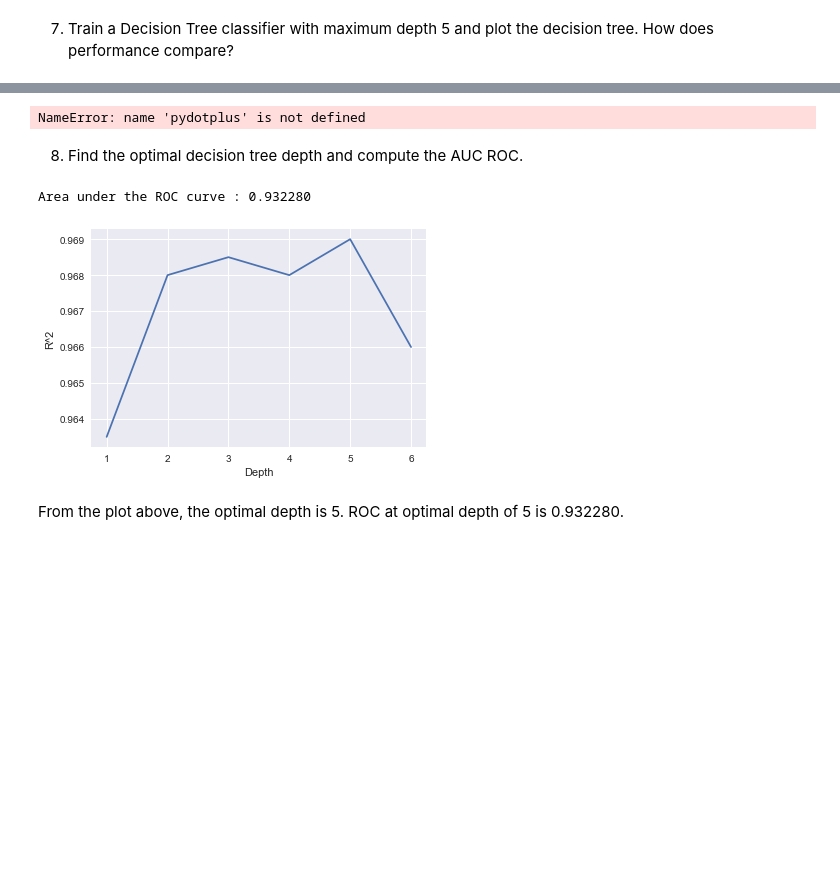
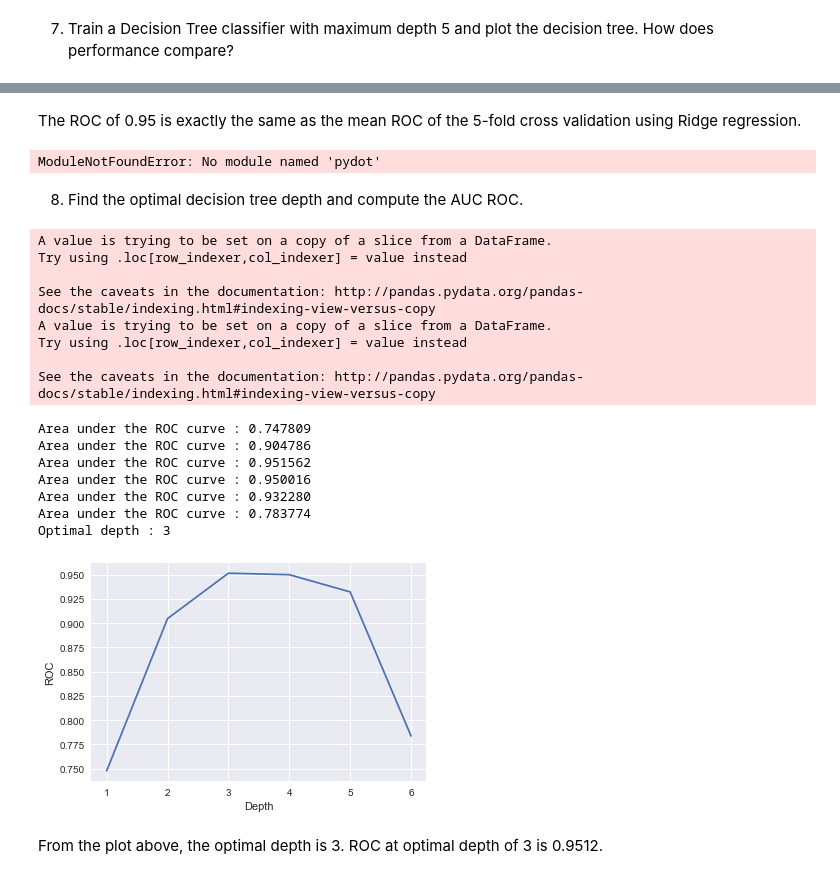
Before and after one commit to Columbia-Intro-Data-Science/python-introduction-bsoble, a Jupyter notebook: Homework3-ClassificationBJS.ipynb, the cells around one changed output, grey strips where cells are left out. Drawn from its saved outputs; the diff is of its cells as text; code cells hidden in the pictures; blank space fills up the shorter version.

```diff
--- a/Homework3-ClassificationBJS.ipynb
+++ b/Homework3-ClassificationBJS.ipynb
@@ -324,8 +293,8 @@ ValueError: Input contains NaN, infinity or a value too large for dtype('float64
 from sklearn.tree import DecisionTreeClassifier
 X=df[['balance', 'income', 'student']]
 X['student'] = X['student'].map({'Yes': 1, 'No': 0})
-#scaler = StandardScaler()
-#X = scaler.fit_transform(X)
+scaler = StandardScaler()
+X = scaler.fit_transform(X)
 y=df[['default']]
 y['default'] = y['default'].map({'Yes': 1, 'No': 0})
 
@@ -350,14 +319,14 @@ fpr, tpr, roc_auc, thresholds= generate_auc(X,y,DecisionTreeClassifier,max_depth
 #for key, group in groups:
  #   group.plot(ax=ax, kind='scatter', x='balance', y='income', label=key, color=colors[key])
 
-#plt.figure()
+plt.figure()
 #plt.scatter(X['balance'], X['income'], c="blue", label="data")
-#plt.plot(X_test, y_pred, color="yellowgreen", label="max_depth=5", linewidth=2)
-#plt.xlabel("data")
-#plt.ylabel("target")
-#plt.title("Decision Tree Regression")
-#plt.legend()
-#plt.show()
+plt.plot(X_test, y_pred, color="yellowgreen", label="max_depth=5", linewidth=2)
+plt.xlabel("data")
+plt.ylabel("target")
+plt.title("Decision Tree Regression")
+plt.legend()
+plt.show()
 # %% [output]
 A value is trying to be set on a copy of a slice from a DataFrame.
 Try using .loc[row_indexer,col_indexer] = value instead
@@ -372,3 +342,5 @@ Area under the ROC curve : 0.932280
+# %% [markdown]
+The ROC of 0.95 is exactly the same as the mean ROC of the 5-fold cross validation using Ridge regression.
 # %%
 def visualize_tree(tree, feature_names):
     """Create tree png using graphviz.
@@ -399,35 +371,55 @@ from sklearn.tree import DecisionTreeClassifier, export_graphviz
 #dt=DecisionTreeRegressor(max_depth=5)
 visualize_tree(decTree, feature_names=['x'])
 # %%
+import pydot
 dot_data=export_graphviz(decTree, out_file=None)
 graph = pydotplus.graph_from_dot_data(dot_data)
 Image(graph.create_png())
 # %% [output]
-NameError: name 'pydotplus' is not defined
+ModuleNotFoundError: No module named 'pydot'
 # %% [markdown]
 8) Find the optimal decision tree depth and compute the AUC ROC.
 # %%
 from sklearn.model_selection import train_test_split
 X_train, X_test, y_train, y_test = train_test_split(
     X, y, test_size=0.2, random_state=42)
+
+X=df[['balance', 'income', 'student']]
+X['student'] = X['student'].map({'Yes': 1, 'No': 0})
+scaler = StandardScaler()
+X = scaler.fit_transform(X)
+y=df[['default']]
+y['default'] = y['default'].map({'Yes': 1, 'No': 0})
+
 train_errors=[]
 test_errors=[]
 scores=[]
 depths = range(1,7)
 for n in depths:
-    regr = DecisionTreeClassifier(max_depth=n)
-    # Train the model using the training sets
-    regr.fit(X_train, y_train)
-    train_errors.append(regr.score(X_train,y_train))
-    scores.append(regr.score(X_test,y_test))
-plt.ylabel('R^2')
+    fpr, tpr, roc_auc, thresholds= generate_auc(X,y,DecisionTreeClassifier,max_depth=n)
+    scores.append(roc_auc)
+plt.ylabel('ROC')
 plt.xlabel('Depth')
 plt.plot(depths,scores)
 test_errors=scores
 n_opt=depths[np.argmax(scores)]
-fpr, tpr, roc_auc, thresholds= generate_auc(X,y,DecisionTreeClassifier,max_depth=5)
+print("Optimal depth : %s" % n_opt)
 # %% [output]
-Area under the ROC curve : 0.932280
+A value is trying to be set on a copy of a slice from a DataFrame.
+Try using .loc[row_indexer,col_indexer] = value instead
+
+See the caveats in the documentation: http://pandas.pydata.org/pandas-docs/stable/indexing.html#indexing-view-versus-copy
+A value is trying to be set on a copy of a slice from a DataFrame.
+Try using .loc[row_indexer,col_indexer] = value instead
+
+See the caveats in the documentation: http://pandas.pydata.org/pandas-docs/stable/indexing.html#indexing-view-versus-copy
+Area under the ROC curve : 0.747809
+Area under the ROC curve : 0.904786
+Area under the ROC curve : 0.951562
+Area under the ROC curve : 0.950016
+Area under the ROC curve : 0.932280
+Area under the ROC curve : 0.783774
+Optimal depth : 3
-[figure, old version]
+[figure, new version]
 # %% [markdown]
-From the plot above, the optimal depth is 5. ROC at optimal depth of 5 is 0.932280.
+From the plot above, the optimal depth is 3. ROC at optimal depth of 3 is 0.9512.
```
Also changed, not shown: parts of 15 cells of this notebook, 1 other file.
